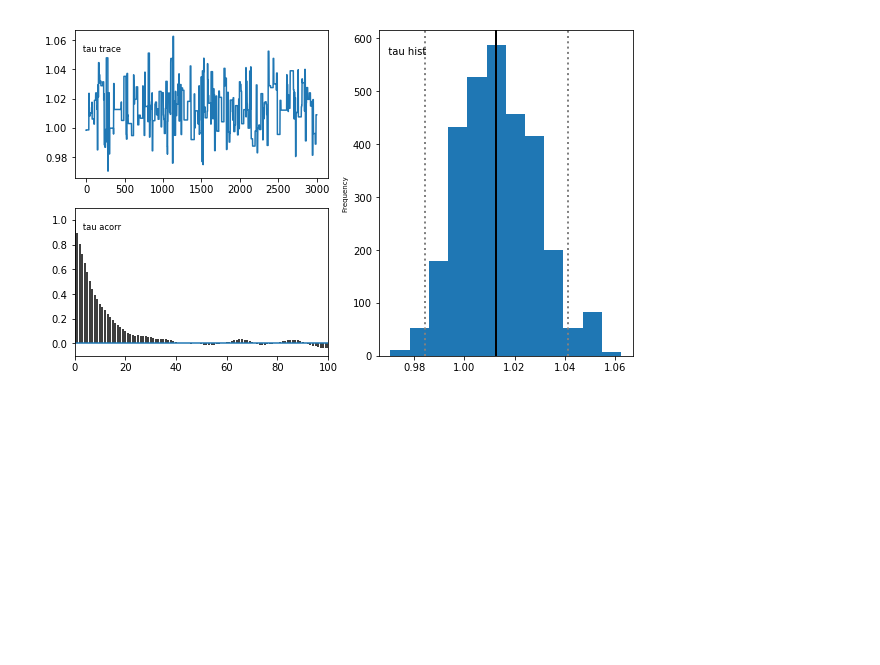
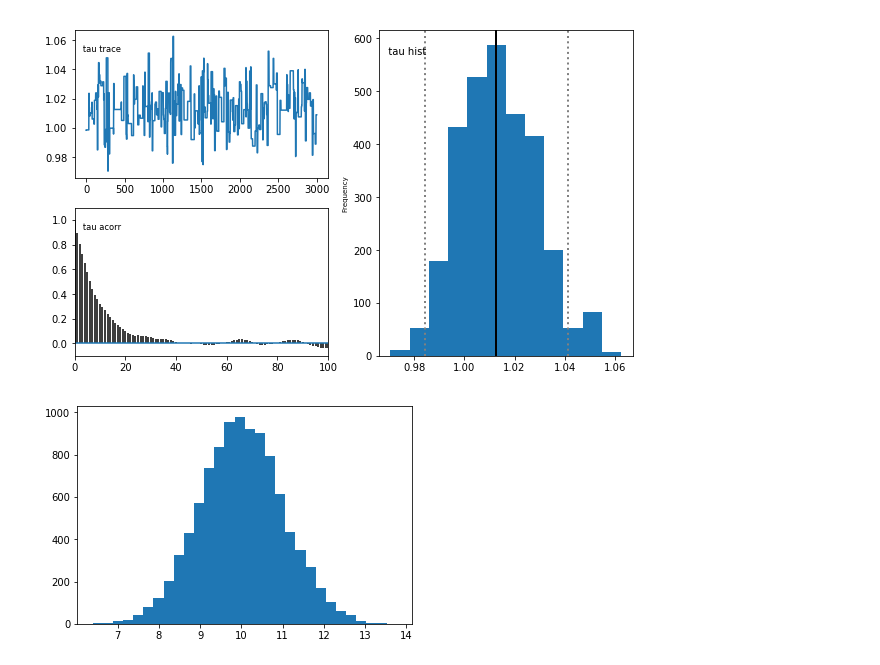
Before and after one commit to thtitech/Bayes-Python, a Jupyter notebook: Sample1.ipynb, the cells around one changed output. Drawn from its saved outputs; the diff is of its cells as text; code cells hidden in the pictures; blank space fills up the shorter version.

```diff
--- a/Sample1.ipynb
+++ b/Sample1.ipynb
@@ -114,3 +114,9 @@ Plotting mu
 Plotting tau
 [figure]
 [figure]
+# %%
+plt.close()
+plt.hist(y3, bins = 30)
+plt.show()
+# %% [output]
+[figure, added]
```
Also changed, not shown: parts of 2 cells of this notebook, 3 other files.
